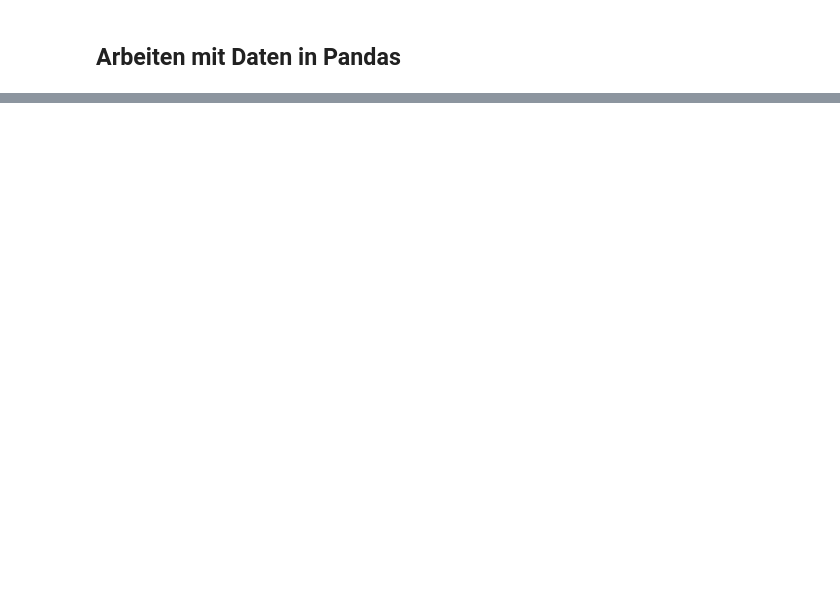
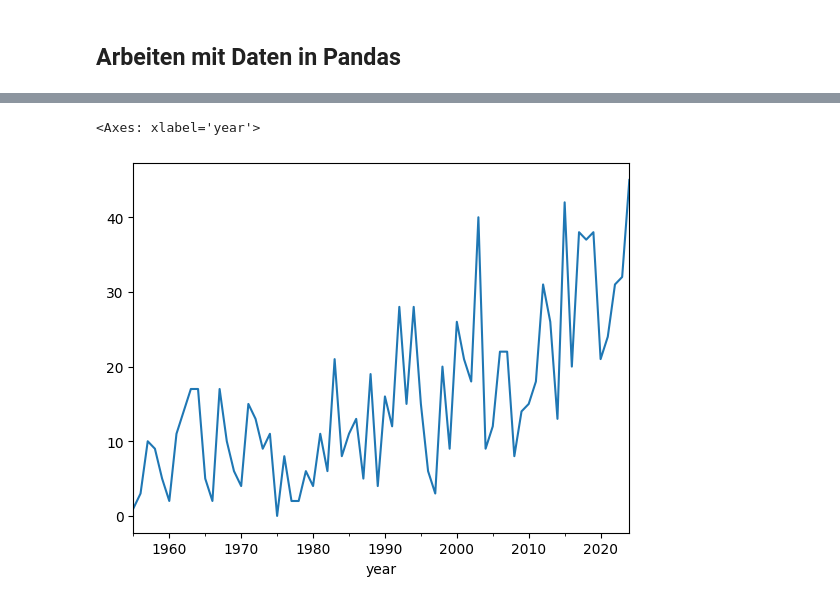
Before and after one commit to pialein11/data-science-ue-im-pl, a Jupyter notebook: notebooks/01_data-with pandas.ipynb, the cells around one changed output, grey strips where cells are left out. Saved outputs shown, nothing was run; the diff lists cells and outputs as text; code cells hidden in the pictures; blank space fills up the shorter version.

```diff
--- a/notebooks/01_data-with pandas.ipynb
+++ b/notebooks/01_data-with pandas.ipynb
@@ -8,0 +176,5 @@ FileNotFoundError: [Errno 2] No such file or directory: '../eistage.csv'
+# %%
+df["heat"].plot()
+# %% [output]
+<Axes: xlabel='year'>
+[figure, added]
```
Also changed, not shown: parts of 26 cells of this notebook, 3 other files.
